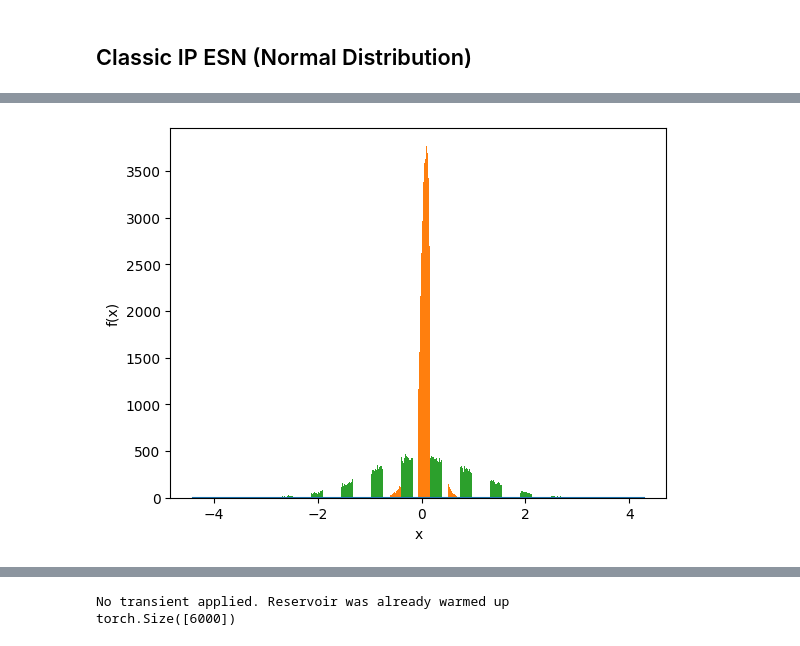
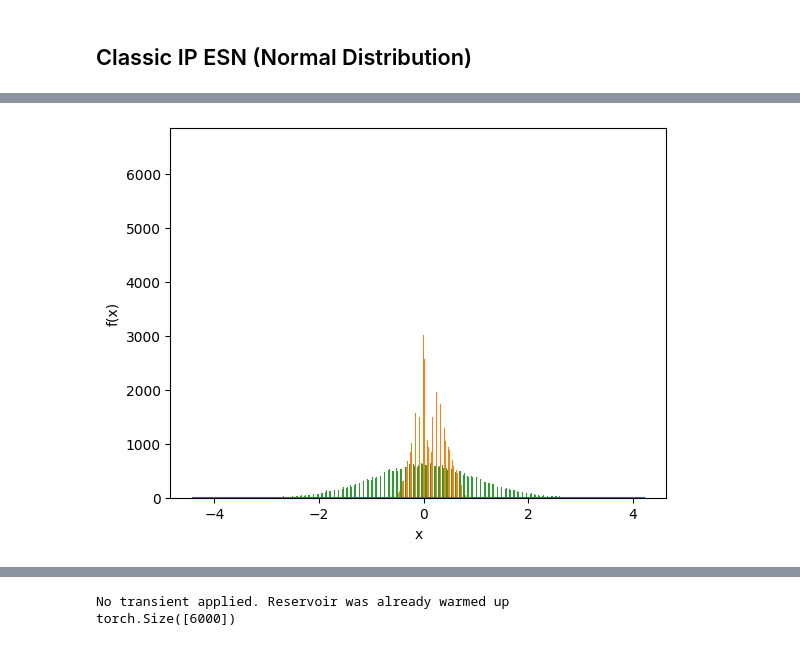
Before and after one commit to Sergio-Ltr/Generalized-Intrinsic-Plasticity, a Jupyter notebook: NARMA10_autodiff_experiments.ipynb, the cells around one changed output, grey strips where cells are left out. Drawn from its saved outputs; the diff is of its cells as text; code cells hidden in the pictures.

```diff
--- a/NARMA10_autodiff_experiments.ipynb
+++ b/NARMA10_autodiff_experiments.ipynb
@@ -81,4 +85,4 @@ Overall network: [ACTUAL_MEAN == (0.09255438297986984)  ACTUAL_STD == (0.1752379
 # %%
-ip_reservoir.plot_overall_activation_distribution(True)
+ip_reservoir.plot_overall_activation_distribution()
 # %% [output]
-[figure, old version]
+[figure, new version]
```
Also changed, not shown: parts of 18 cells of this notebook, 5 other files.
